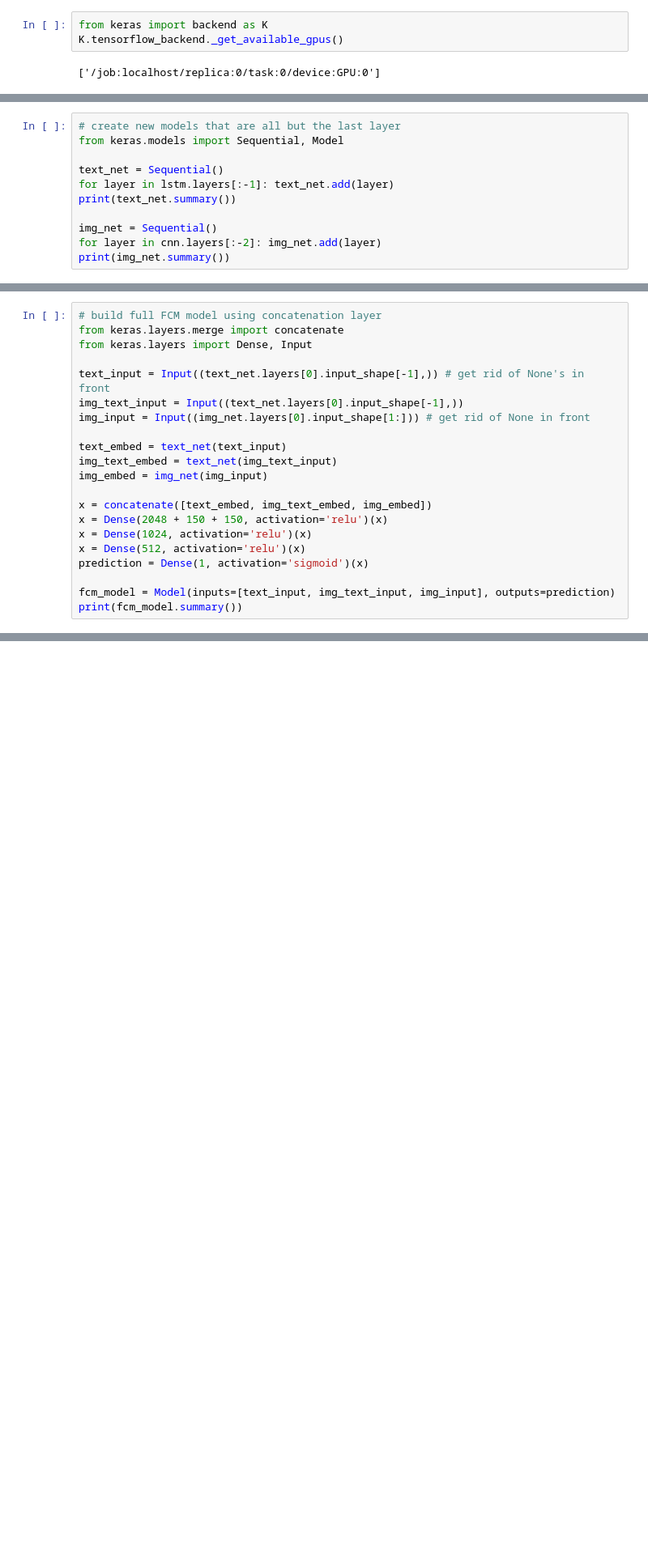
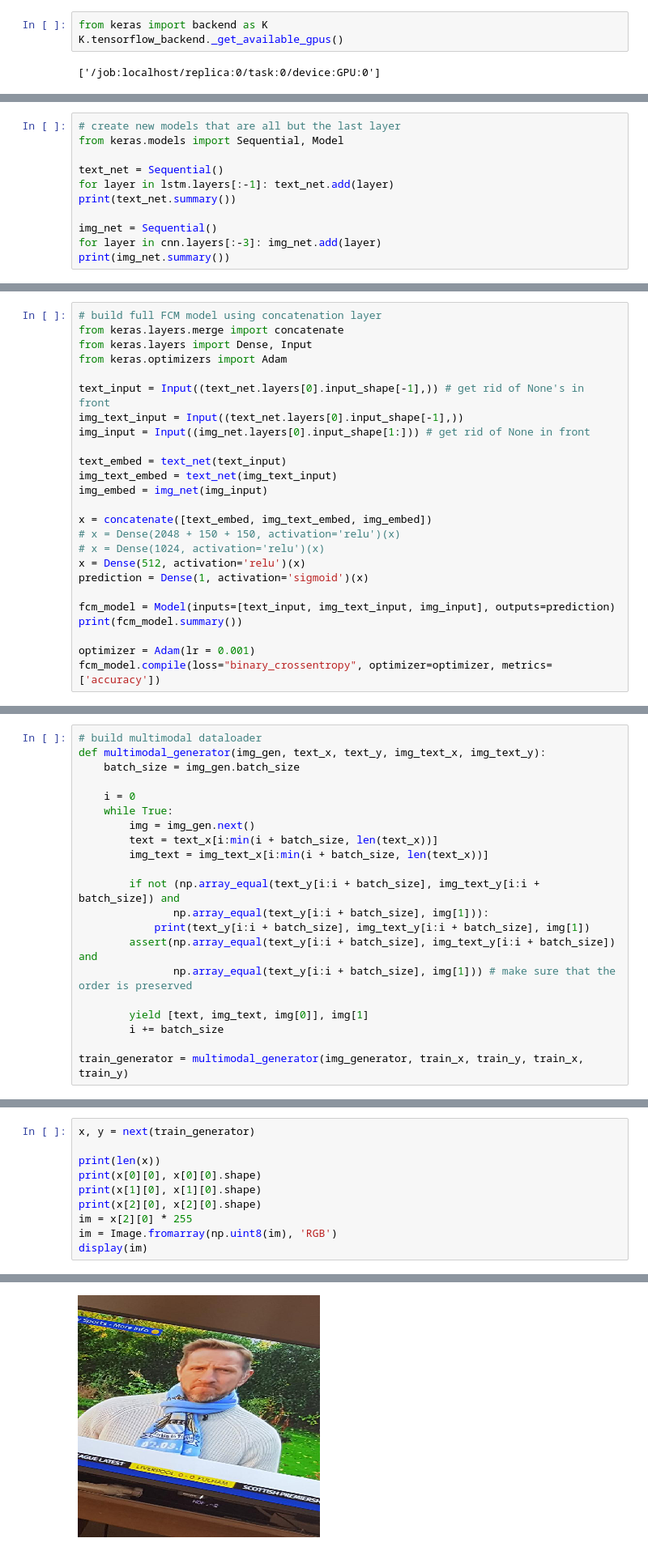
Before and after one commit to andrewlee98/multimodal-hate-speech-detection, a Jupyter notebook: fcm.ipynb, the cells around one changed output, grey strips where cells are left out. Shown at 81% size. Saved outputs shown, nothing was run; the diff lists cells and outputs as text; blank space fills up the shorter version.

Commit message:
implemented multimodal data loader

```diff
--- a/fcm.ipynb
+++ b/fcm.ipynb
@@ -60,6 +62,6 @@ for layer in lstm.layers[:-1]: text_net.add(layer)
 print(text_net.summary())
 
 img_net = Sequential()
-for layer in cnn.layers[:-2]: img_net.add(layer)
+for layer in cnn.layers[:-3]: img_net.add(layer)
 print(img_net.summary())
 # %% [output]
@@ -84,6 +86,7 @@ None
 # build full FCM model using concatenation layer
 from keras.layers.merge import concatenate
 from keras.layers import Dense, Input
+from keras.optimizers import Adam
 
 text_input = Input((text_net.layers[0].input_shape[-1],)) # get rid of None's in front
 img_text_input = Input((text_net.layers[0].input_shape[-1],))
@@ -94,11 +97,14 @@ img_text_embed = text_net(img_text_input)
 img_embed = img_net(img_input)
 
 x = concatenate([text_embed, img_text_embed, img_embed])
-x = Dense(2048 + 150 + 150, activation='relu')(x)
-x = Dense(1024, activation='relu')(x)
+# x = Dense(2048 + 150 + 150, activation='relu')(x)
+# x = Dense(1024, activation='relu')(x)
 x = Dense(512, activation='relu')(x)
 prediction = Dense(1, activation='sigmoid')(x)
 
 fcm_model = Model(inputs=[text_input, img_text_input, img_input], outputs=prediction)
 print(fcm_model.summary())
+
+optimizer = Adam(lr = 0.001)
+fcm_model.compile(loss="binary_crossentropy", optimizer=optimizer, metrics=['accuracy'])
 # %% [output]
@@ -121,0 +239,21 @@ None
+# %%
+# build multimodal dataloader
+def multimodal_generator(img_gen, text_x, text_y, img_text_x, img_text_y):
+    batch_size = img_gen.batch_size
+
+    i = 0
+    while True:
+        img = img_gen.next()
+        text = text_x[i:min(i + batch_size, len(text_x))]
+        img_text = img_text_x[i:min(i + batch_size, len(text_x))]
+
+        if not (np.array_equal(text_y[i:i + batch_size], img_text_y[i:i + batch_size]) and
+               np.array_equal(text_y[i:i + batch_size], img[1])):
+            print(text_y[i:i + batch_size], img_text_y[i:i + batch_size], img[1])
+        assert(np.array_equal(text_y[i:i + batch_size], img_text_y[i:i + batch_size]) and
+               np.array_equal(text_y[i:i + batch_size], img[1])) # make sure that the order is preserved
+
+        yield [text, img_text, img[0]], img[1]
+        i += batch_size
+
+train_generator = multimodal_generator(img_generator, train_x, train_y, train_x, train_y)
@@ -121,0 +283,11 @@ None
+# %%
+x, y = next(train_generator)
+
+print(len(x))
+print(x[0][0], x[0][0].shape)
+print(x[1][0], x[1][0].shape)
+print(x[2][0], x[2][0].shape)
+im = x[2][0] * 255
+im = Image.fromarray(np.uint8(im), 'RGB')
+display(im)
+# %% [output]
@@ -121,0 +311 @@ None
+[figure, added]
```
Also changed, not shown: parts of 11 cells of this notebook, 1 other file.
